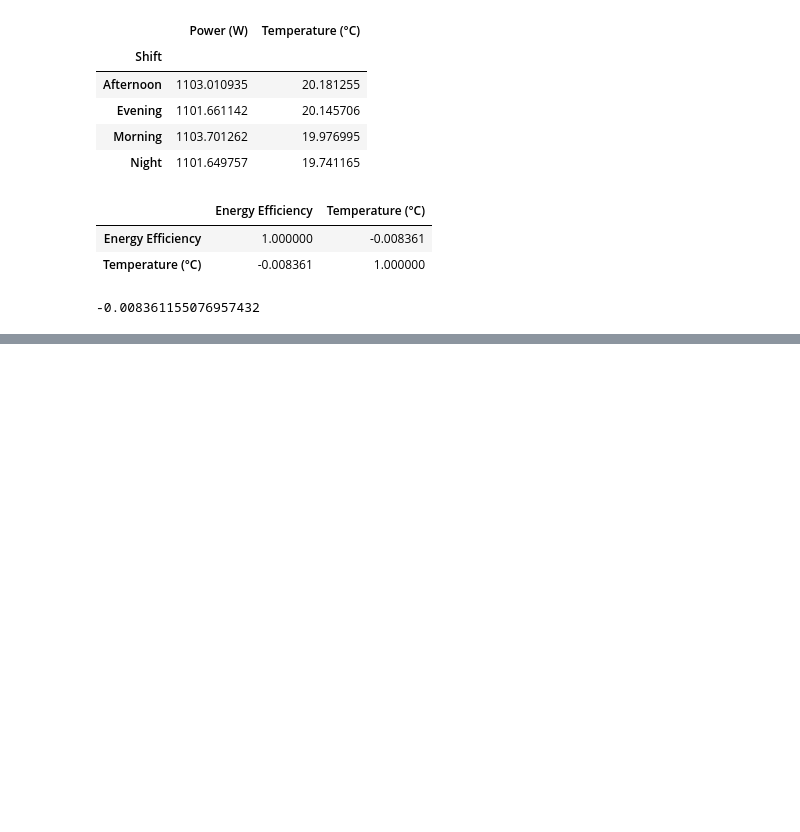
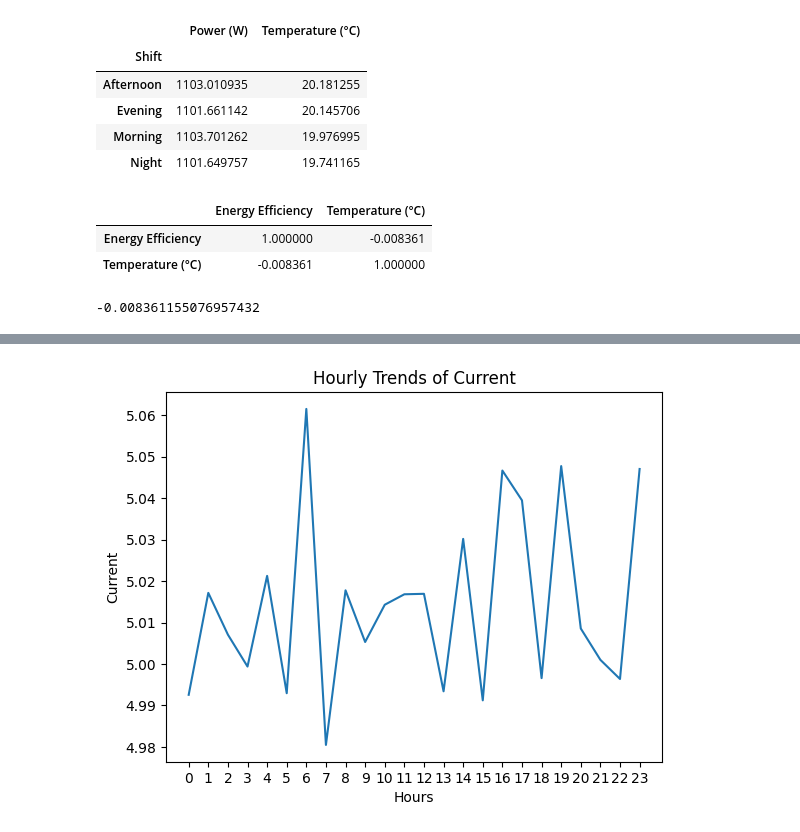
Before and after one commit to dpatil23/Grid-Intelligence-ML, a Jupyter notebook: Assignment_2_230343.ipynb, the cells around one changed output, grey strips where cells are left out. Cells and saved outputs as stored; diff of their text form; code cells hidden in the pictures; blank space fills up the shorter version.

```diff
--- a/Assignment_2_230343.ipynb
+++ b/Assignment_2_230343.ipynb
@@ -184,0 +203,10 @@ df[['Energy Efficiency','Temperature (°C)']].corr().iloc[0,1]
+# %%
+hourly_avg=df.groupby('Hour')['Current (I)'].mean()
+plt.plot(hourly_avg.index,hourly_avg.values)
+plt.title('Hourly Trends of Current')
+plt.xlabel('Hours')
+plt.ylabel('Current')
+plt.xticks(np.arange(0,24,1))
+plt.show()
+# %% [output]
+[figure, added]
```
Also changed, not shown: parts of 4 cells of this notebook.
